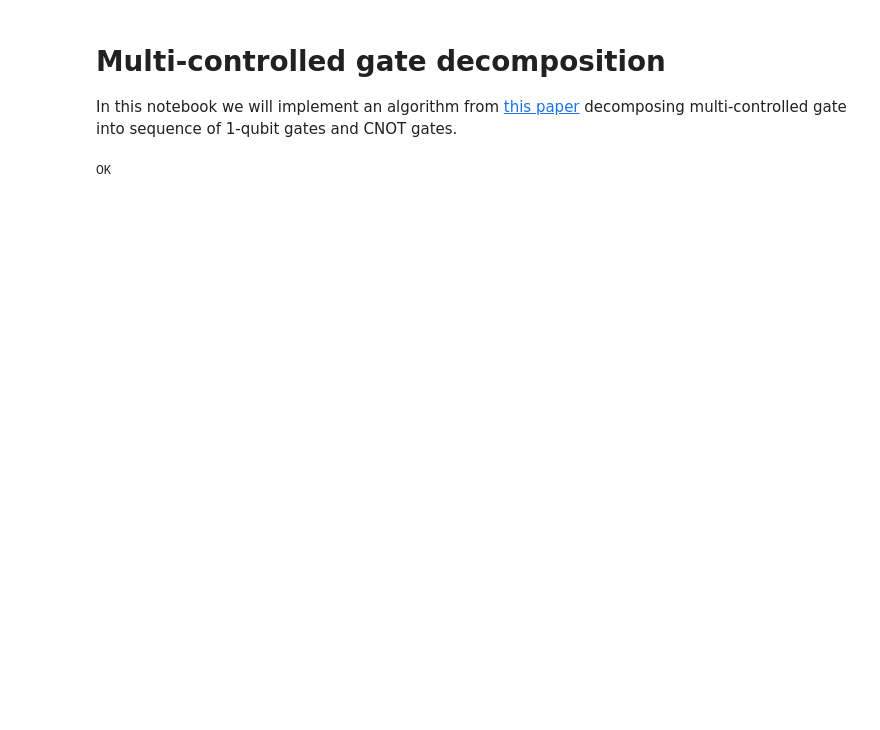
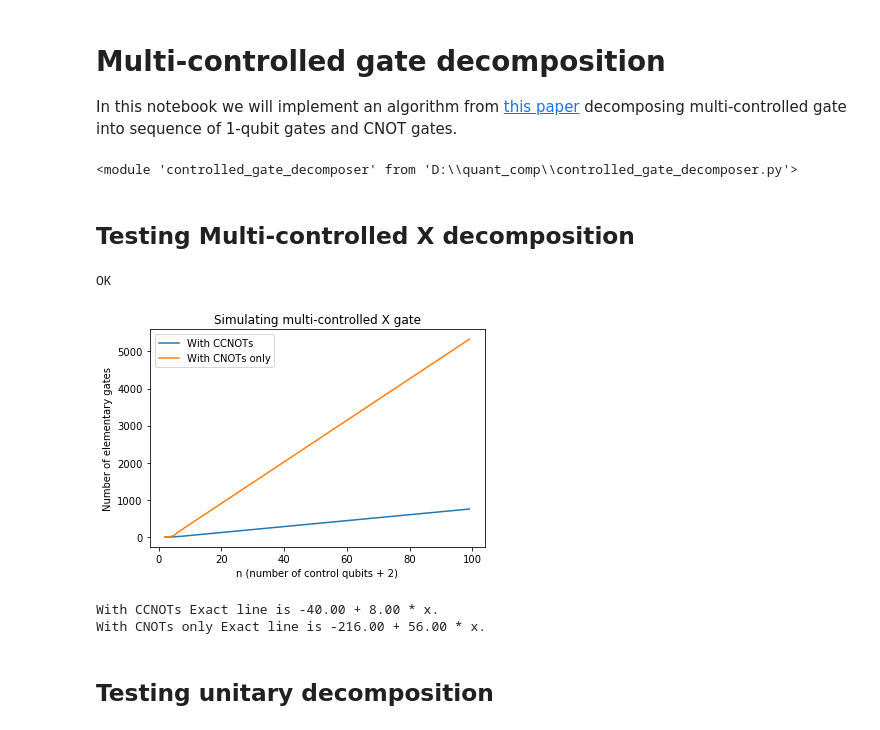
Before and after one commit to fedimser/quant_comp, a Jupyter notebook: Multi-controlled gate decomposition.ipynb, the cells around one changed output. Drawn from its saved outputs; the diff is of its cells as text; code cells hidden in the pictures; blank space fills up the shorter version.

Commit message:
Update mc decomposition

```diff
--- a/Multi-controlled gate decomposition.ipynb
+++ b/Multi-controlled gate decomposition.ipynb
@@ -177,3 +10,11 @@ def decompose_fc_gate(U, controls, target, free_qubits=[], power=1.0):
+# %%
+import controlled_gate_decomposer as cgd
+import importlib
+importlib.reload(cgd)
+# %% [output]
+<module 'controlled_gate_decomposer' from 'D:\\quant_comp\\controlled_gate_decomposer.py'>
+# %% [markdown]
+## Testing Multi-controlled X decomposition
 # %%
 # Test correctness of multi-controlled X decomposition.
 
@@ -194,6 +38,49 @@ for n in range(2, 8):
 print("OK")
 # %% [output]
 OK
+# %%
+# Check linearity of simulating ∧_(n−2)(X) - as per chapter 7.1.
+
+dec1 = cgd.ControlledGateDecomposer(allow_toffoli=True)
+dec2 = cgd.ControlledGateDecomposer(allow_toffoli=False)
+
+
+def fit_exact_line(x, y, pos=10, label=""):
+    a = (y[pos+1]-y[pos])/(x[pos+1]-x[pos])
+    b = y[pos] - a * x[pos]
+    for i in range(pos, len(x)):
+        assert y[i] == a*x[i] + b
+    print(label + " Exact line is %.02f + %.02f * x." % (b, a))
+
+n_range = list(range(2, 100))
+gates_count1 = []
+gates_count2 = []
+for n in n_range:
+    qubits = cirq.LineQubit.range(n)
+    gates1 = dec1.multi_ctrl_x(qubits[:-2], qubits[-1], free_qubits=[qubits[-2]])
+    gates_count1.append(len(gates1))
+    gates2 = dec2.multi_ctrl_x(qubits[:-2], qubits[-1], free_qubits=[qubits[-2]])
+    gates_count2.append(len(gates2))
+
+    assert (len(gates1) <= max(8*n-40, 10))
+    assert (len(gates2) <= max(56*n-216, 44))
+
+
+plt.plot(n_range, gates_count1, label='With CCNOTs')
+plt.plot(n_range, gates_count2, label='With CNOTs only')
+plt.xlabel('n (number of control qubits + 2)')
+plt.ylabel('Number of elementary gates')
+plt.title('Simulating multi-controlled X gate')
+plt.legend()
+plt.show()
+fit_exact_line(n_range, gates_count1, label='With CCNOTs')
+fit_exact_line(n_range, gates_count2, label='With CNOTs only')
+# %% [output]
+[figure, added]
+With CCNOTs Exact line is -40.00 + 8.00 * x.
+With CNOTs only Exact line is -216.00 + 56.00 * x.
+# %% [markdown]
+## Testing unitary decomposition
 # %%
 # Test correctness of multi-controlled unitary decomposition.
 
```
Also changed, not shown: parts of 9 cells of this notebook, 1 other file.
